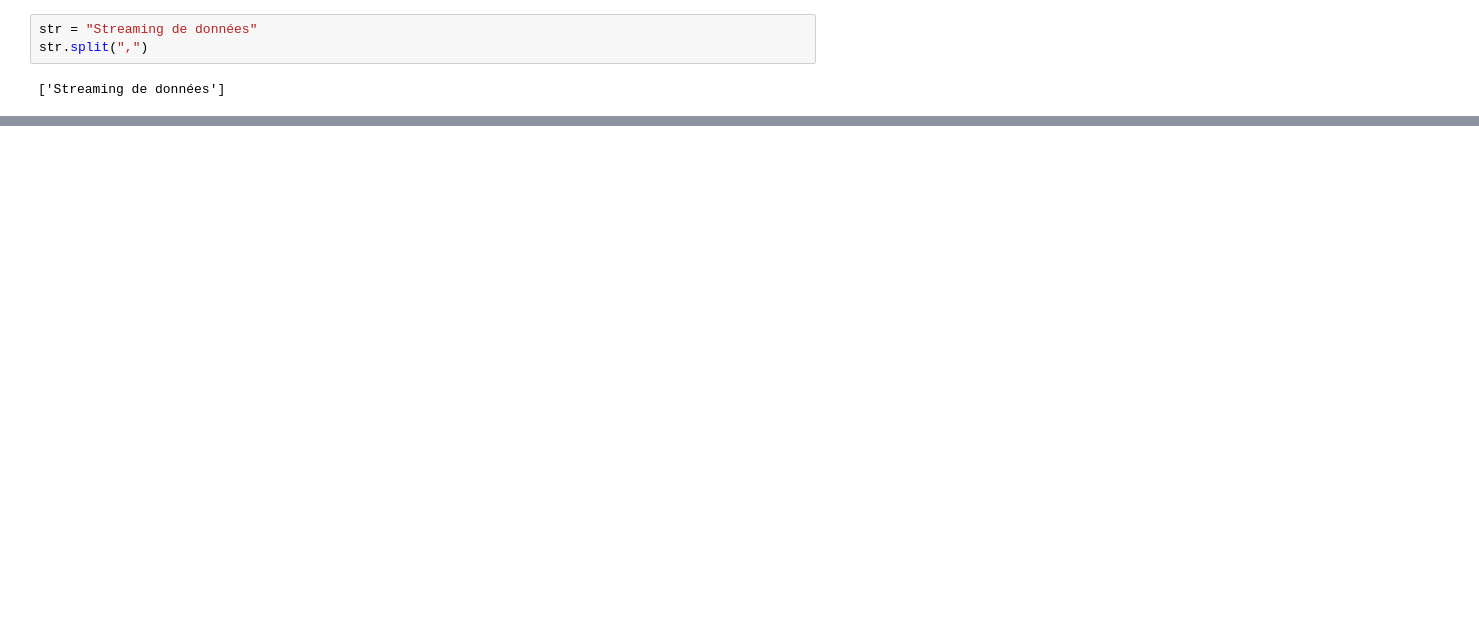
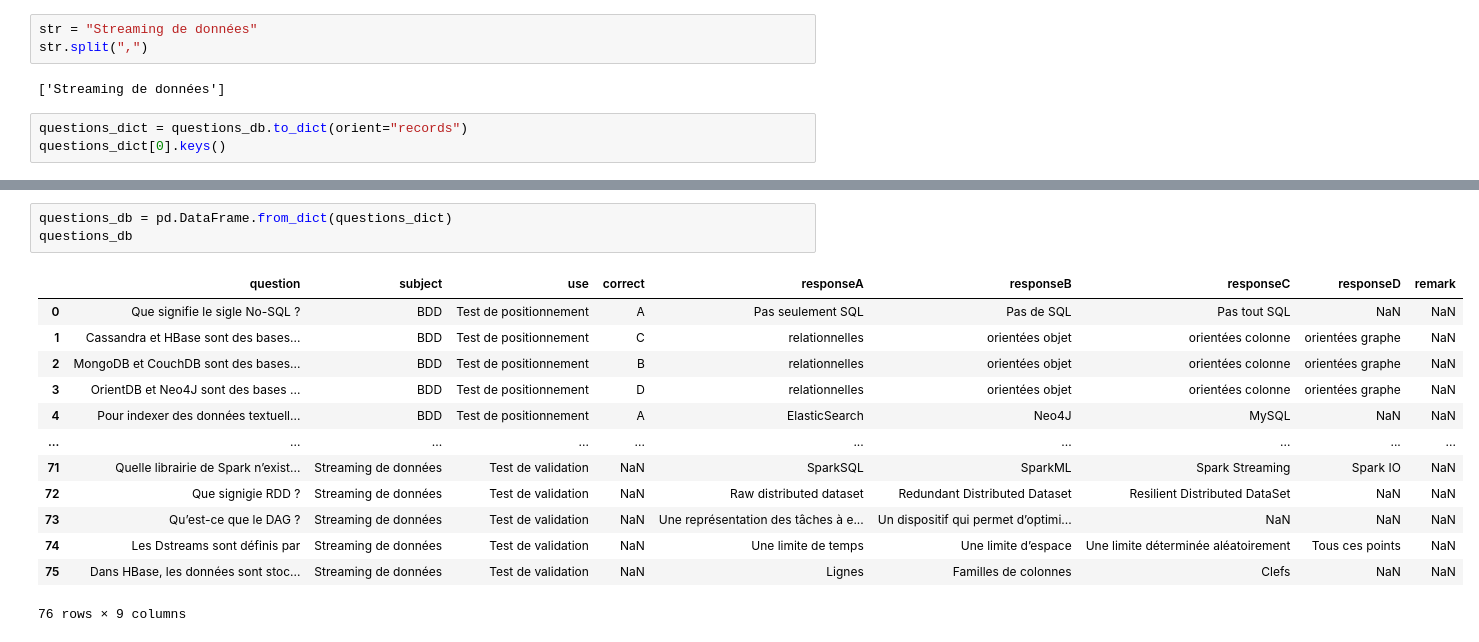
Before and after one commit to romainvaltier/datascientest-fastapi, a Jupyter notebook: data-exploartion.ipynb, the cells around one changed output, grey strips where cells are left out. Cells and saved outputs as stored; diff of their text form; blank space fills up the shorter version.

```diff
--- a/data-exploartion.ipynb
+++ b/data-exploartion.ipynb
@@ -140,3 +141,6 @@ str = "Streaming de données"
 str.split(",")
 # %% [output]
 ['Streaming de données']
+# %%
+questions_dict = questions_db.to_dict(orient="records")
+questions_dict[0].keys()
@@ -142,0 +161,17 @@ str.split(",")
+# %%
+questions_db = pd.DataFrame.from_dict(questions_dict)
+questions_db
+# %% [output]
+|  | question | subject | use | correct | responseA | responseB | responseC | responseD | remark |
+| 0 | Que signifie le sigle No-SQL ? | BDD | Test de positionnement | A | Pas seulement SQL | Pas de SQL | Pas tout SQL | NaN | NaN |
+| 1 | Cassandra et HBase sont des bases... | BDD | Test de positionnement | C | relationnelles | orientées objet | orientées colonne | orientées graphe | NaN |
+| 2 | MongoDB et CouchDB sont des bases... | BDD | Test de positionnement | B | relationnelles | orientées objet | orientées colonne | orientées graphe | NaN |
+| 3 | OrientDB et Neo4J sont des bases ... | BDD | Test de positionnement | D | relationnelles | orientées objet | orientées colonne | orientées graphe | NaN |
+| 4 | Pour indexer des données textuell... | BDD | Test de positionnement | A | ElasticSearch | Neo4J | MySQL | NaN | NaN |
+| ... | ... | ... | ... | ... | ... | ... | ... | ... | ... |
+| 71 | Quelle librairie de Spark n’exist... | Streaming de données | Test de validation | NaN | SparkSQL | SparkML | Spark Streaming | Spark IO | NaN |
+| 72 | Que signigie RDD ? | Streaming de données | Test de validation | NaN | Raw distributed dataset | Redundant Distributed Dataset | Resilient Distributed DataSet | NaN | NaN |
+| 73 | Qu’est-ce que le DAG ? | Streaming de données | Test de validation | NaN | Une représentation des tâches à e... | Un dispositif qui permet d’optimi... | NaN | NaN | NaN |
+| 74 | Les Dstreams sont définis par | Streaming de données | Test de validation | NaN | Une limite de temps | Une limite d’espace | Une limite déterminée aléatoirement | Tous ces points | NaN |
+| 75 | Dans HBase, les données sont stoc... | Streaming de données | Test de validation | NaN | Lignes | Familles de colonnes | Clefs | NaN | NaN |
+76 rows × 9 columns
```
Also changed, not shown: parts of 5 cells of this notebook, 1 other file.
